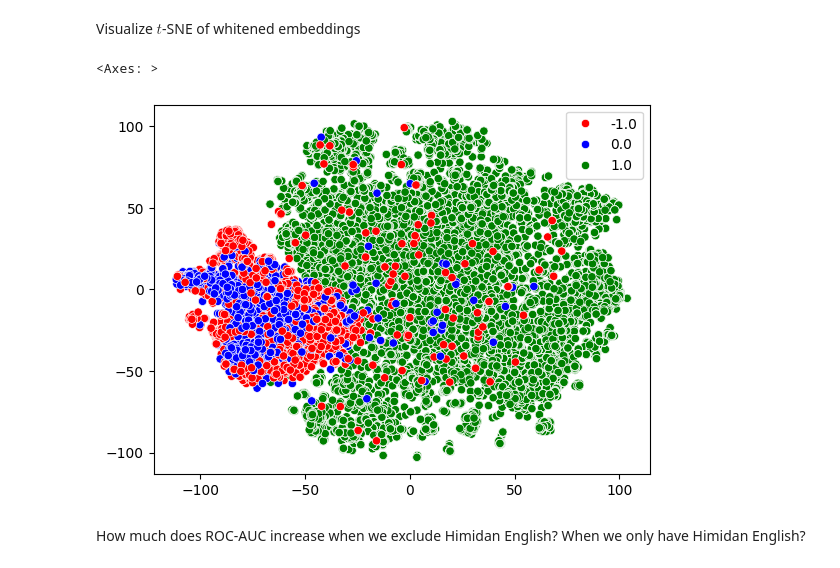
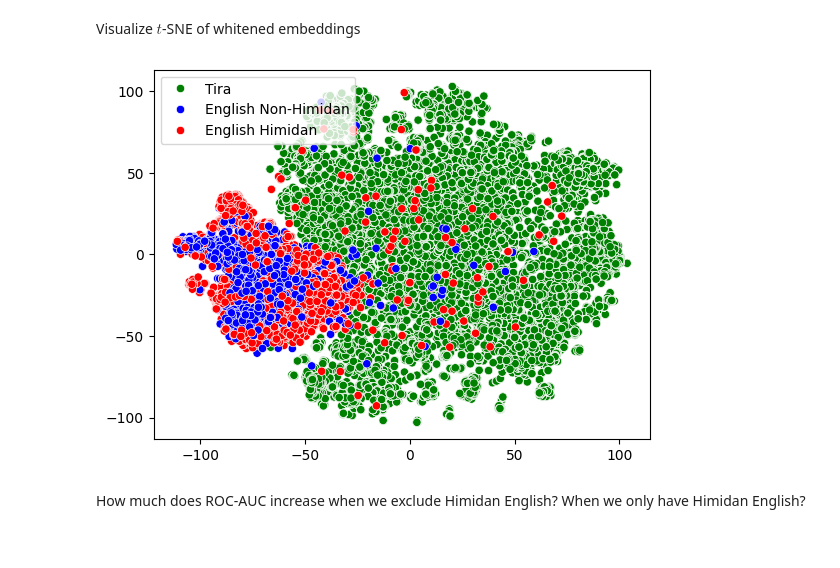
Before and after one commit to markjosims/tira_kws, a Jupyter notebook: notebooks/embedding_geometry.ipynb, the cells around one changed output. Cells and saved outputs as stored; diff of their text form; code cells hidden in the pictures.

```diff
--- a/notebooks/embedding_geometry.ipynb
+++ b/notebooks/embedding_geometry.ipynb
@@ -80,15 +80,19 @@ all_labels = torch.cat([tira_labels, eng_labels])
 # %%
 embeds_2d = TSNE(n_components=2, random_state=42).fit_transform(embed_X.numpy())
 # %%
+label_map = {1: "Tira", 0: "English Non-Himidan", -1: "English Himidan"}
+label_names = [label_map[int(l.item())] for l in all_labels]
+
 sns.scatterplot(
     x=embeds_2d[:,0],
     y=embeds_2d[:,1],
-    hue=all_labels.numpy(),
-    palette={1:"green", 0:"blue", -1:"red"}
+    hue=label_names,
+    palette={"Tira":"green", "English Non-Himidan":"blue", "English Himidan":"red"},
+    legend="full",
 )
+plt.show()
 # %% [output]
-<Axes: >
-[figure, old version]
+[figure, new version]
 # %% [markdown]
 How much does ROC-AUC increase when we exclude Himidan English? When we only have Himidan English?
 # %%
```
Also changed, not shown: parts of 1 cell of this notebook.
